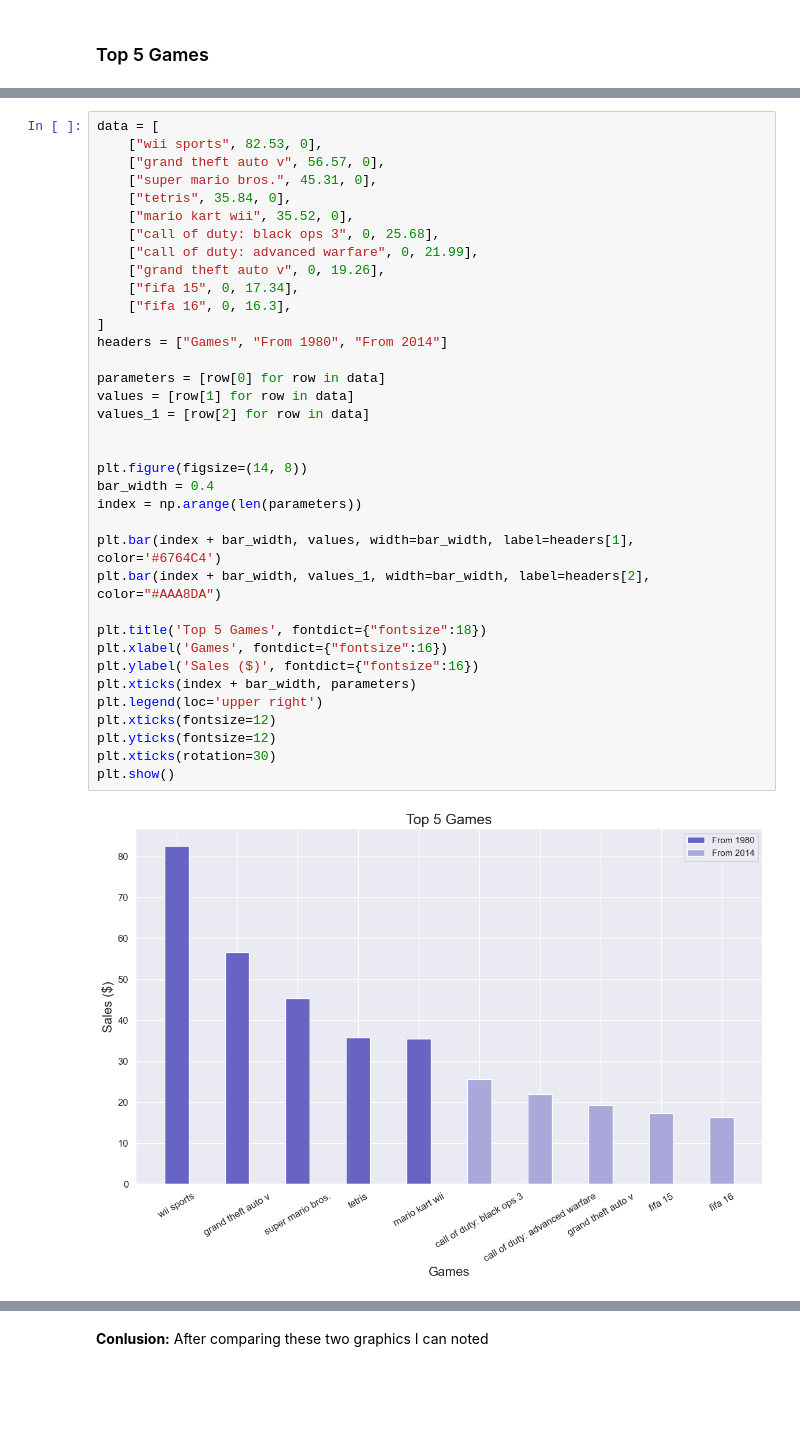
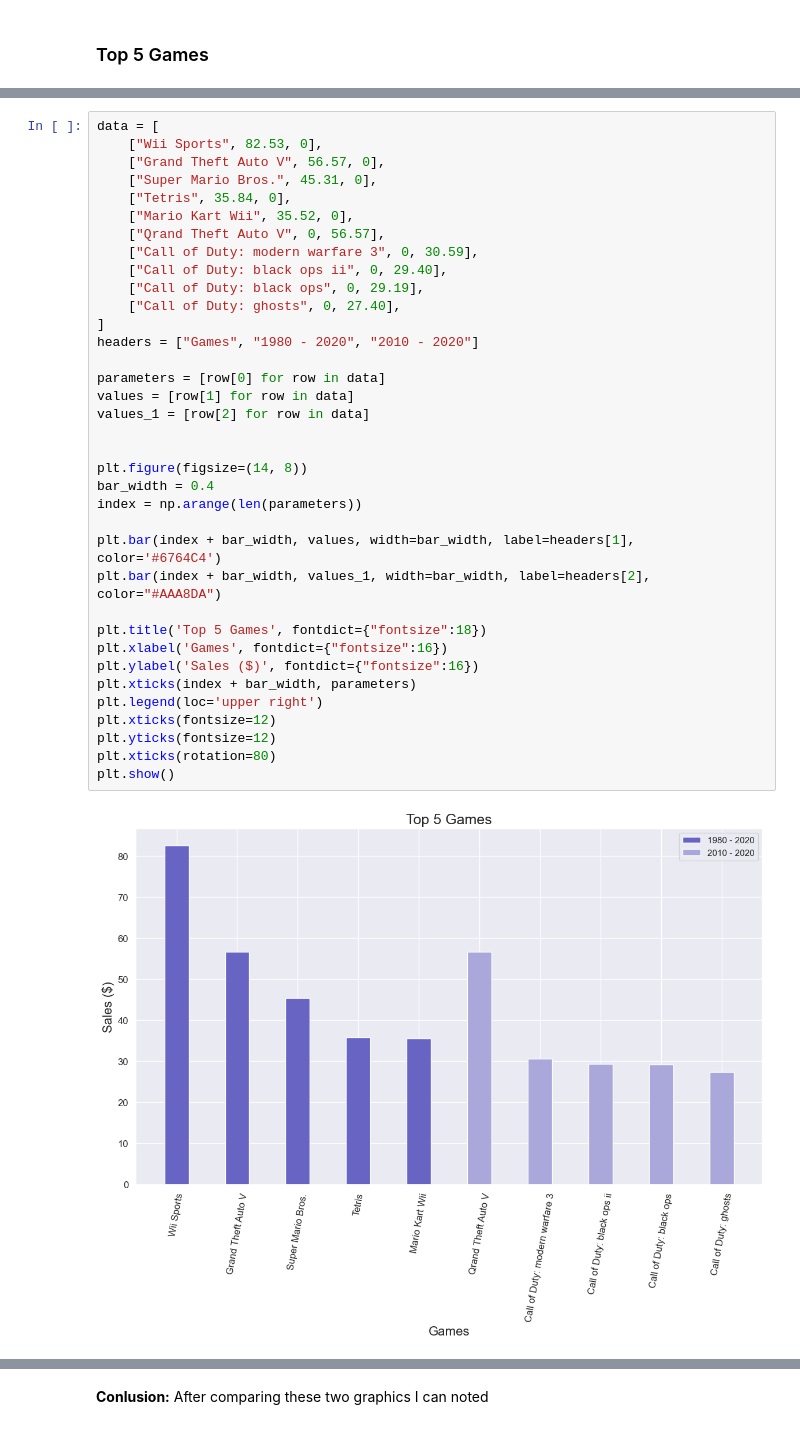
Before and after one commit to Daniela-MB/Data_visualisation_video_games_analysis, a Jupyter notebook: DanielaMarianoBarreto_DVizHDip_CA1.ipynb, the cells around one changed output, grey strips where cells are left out. Saved outputs shown, nothing was run; the diff lists cells and outputs as text; blank space fills up the shorter version.

```diff
--- a/DanielaMarianoBarreto_DVizHDip_CA1.ipynb
+++ b/DanielaMarianoBarreto_DVizHDip_CA1.ipynb
@@ -1159,42 +1161,42 @@ fifa 16                           16.30
 Name: Global_Sales, dtype: float64
 # %%
 data = [
-    ["wii sports", 82.53, 0],
-    ["grand theft auto v", 56.57, 0],
-    ["super mario bros.", 45.31, 0],
-    ["tetris", 35.84, 0],
-    ["mario kart wii", 35.52, 0],
-    ["call of duty: black ops 3", 0, 25.68],
-    ["call of duty: advanced warfare", 0, 21.99],
-    ["grand theft auto v", 0, 19.26],
-    ["fifa 15", 0, 17.34],
-    ["fifa 16", 0, 16.3],
+    ["Wii Sports", 82.53, 0],
+    ["Grand Theft Auto V", 56.57, 0],
+    ["Super Mario Bros.", 45.31, 0],
+    ["Tetris", 35.84, 0],
+    ["Mario Kart Wii", 35.52, 0],
+    ["Qrand Theft Auto V", 0, 56.57],
+    ["Call of Duty: modern warfare 3", 0, 30.59],
+    ["Call of Duty: black ops ii", 0, 29.40],
+    ["Call of Duty: black ops", 0, 29.19],
+    ["Call of Duty: ghosts", 0, 27.40],
 ]
-headers = ["Games", "From 1980", "From 2014"]
+headers = ["Games", "1980 - 2020", "2010 - 2020"]
 
 parameters = [row[0] for row in data]
 values = [row[1] for row in data]
 values_1 = [row[2] for row in data]
 
 
 plt.figure(figsize=(14, 8))
 bar_width = 0.4
 index = np.arange(len(parameters))
 
 plt.bar(index + bar_width, values, width=bar_width, label=headers[1], color='#6764C4')
 plt.bar(index + bar_width, values_1, width=bar_width, label=headers[2], color="#AAA8DA")
 
 plt.title('Top 5 Games', fontdict={"fontsize":18})
 plt.xlabel('Games', fontdict={"fontsize":16})
 plt.ylabel('Sales ($)', fontdict={"fontsize":16})
 plt.xticks(index + bar_width, parameters)
 plt.legend(loc='upper right')
 plt.xticks(fontsize=12)
 plt.yticks(fontsize=12)
-plt.xticks(rotation=30)
+plt.xticks(rotation=80)
 plt.show()
 # %% [output]
-[figure, old version]
+[figure, new version]
 # %%
 data = [
     ["PS2", 1233.46, 0],
```
Also changed, not shown: parts of 24 cells of this notebook.
